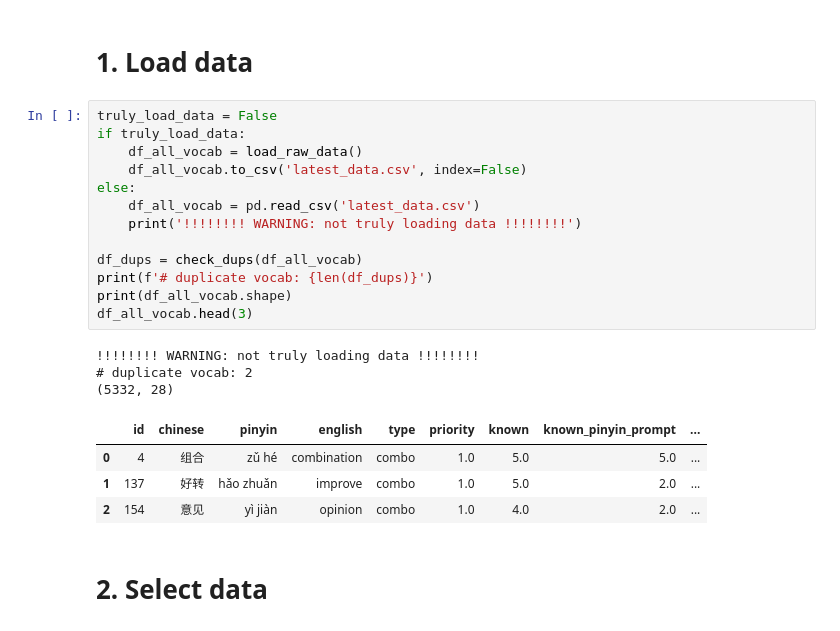
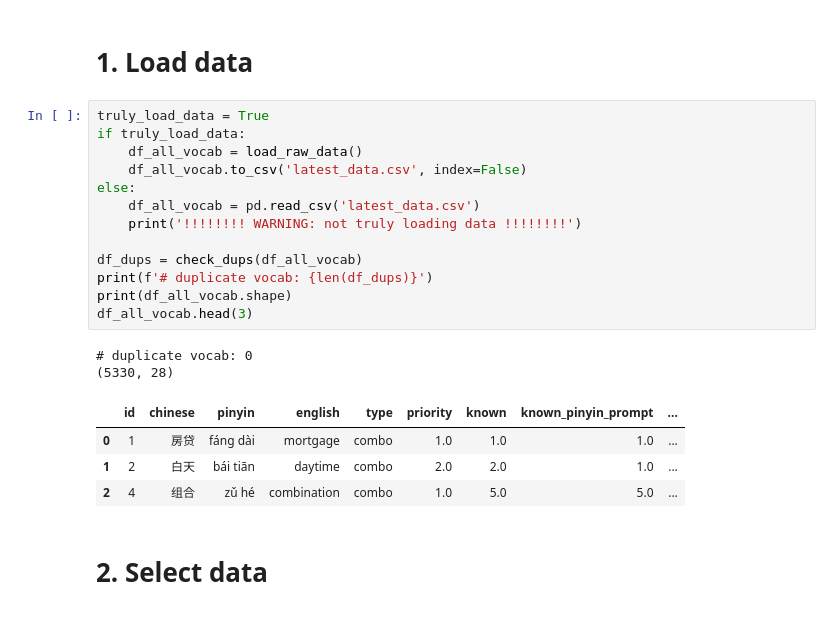
Before and after one commit to srcole/mandarin_data, a Jupyter notebook: 02_audio_generation/04_audio_recordings_many.ipynb, the cells around one changed output. Saved outputs shown, nothing was run; the diff lists cells and outputs as text.

```diff
--- a/02_audio_generation/04_audio_recordings_many.ipynb
+++ b/02_audio_generation/04_audio_recordings_many.ipynb
@@ -69,26 +53,25 @@ if delete_old:
 # %% [markdown]
 # 1. Load data
 # %%
-truly_load_data = False
+truly_load_data = True
 if truly_load_data:
     df_all_vocab = load_raw_data()
     df_all_vocab.to_csv('latest_data.csv', index=False)
 else:
     df_all_vocab = pd.read_csv('latest_data.csv')
     print('!!!!!!!! WARNING: not truly loading data !!!!!!!!')
 
 df_dups = check_dups(df_all_vocab)
 print(f'# duplicate vocab: {len(df_dups)}')
 print(df_all_vocab.shape)
 df_all_vocab.head(3)
 # %% [output]
-!!!!!!!! WARNING: not truly loading data !!!!!!!!
-# duplicate vocab: 2
-(5332, 28)
+# duplicate vocab: 0
+(5330, 28)
 |  | id | chinese | pinyin | english | type | priority | known | known_pinyin_prompt | ... |
-| 0 | 4 | 组合 | zǔ hé | combination | combo | 1.0 | 5.0 | 5.0 | ... |
-| 1 | 137 | 好转 | hǎo zhuǎn | improve | combo | 1.0 | 5.0 | 2.0 | ... |
-| 2 | 154 | 意见 | yì jiàn | opinion | combo | 1.0 | 4.0 | 2.0 | ... |
+| 0 | 1 | 房贷 | fáng dài | mortgage | combo | 1.0 | 1.0 | 1.0 | ... |
+| 1 | 2 | 白天 | bái tiān | daytime | combo | 2.0 | 2.0 | 1.0 | ... |
+| 2 | 4 | 组合 | zǔ hé | combination | combo | 1.0 | 5.0 | 5.0 | ... |
 # %% [markdown]
 # 2. Select data
 # %%
```
Also changed, not shown: parts of 27 cells of this notebook, 6 other files.
